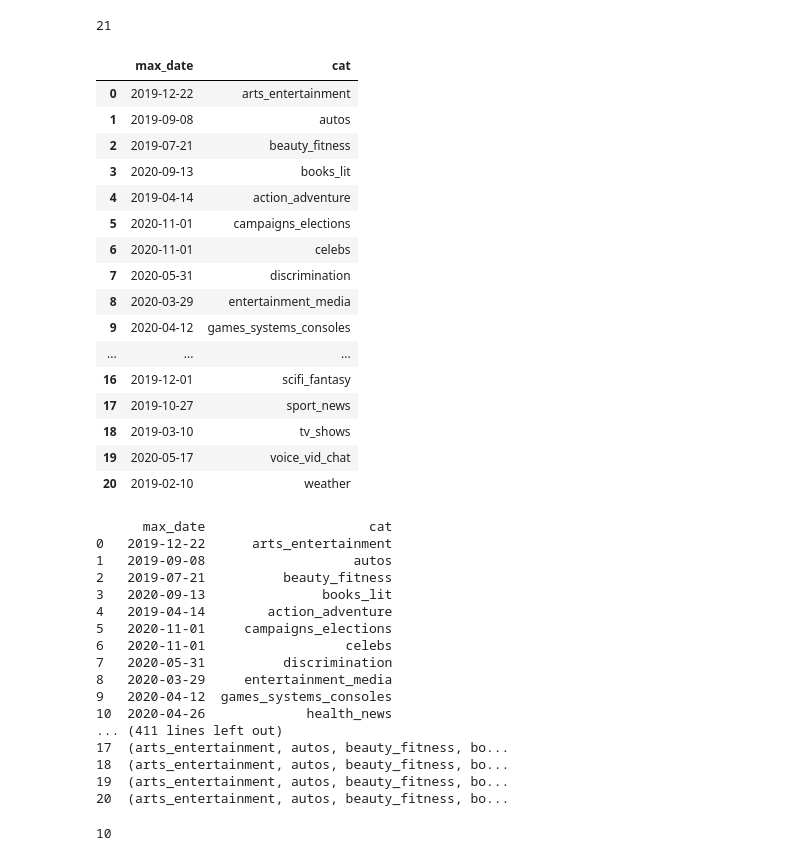
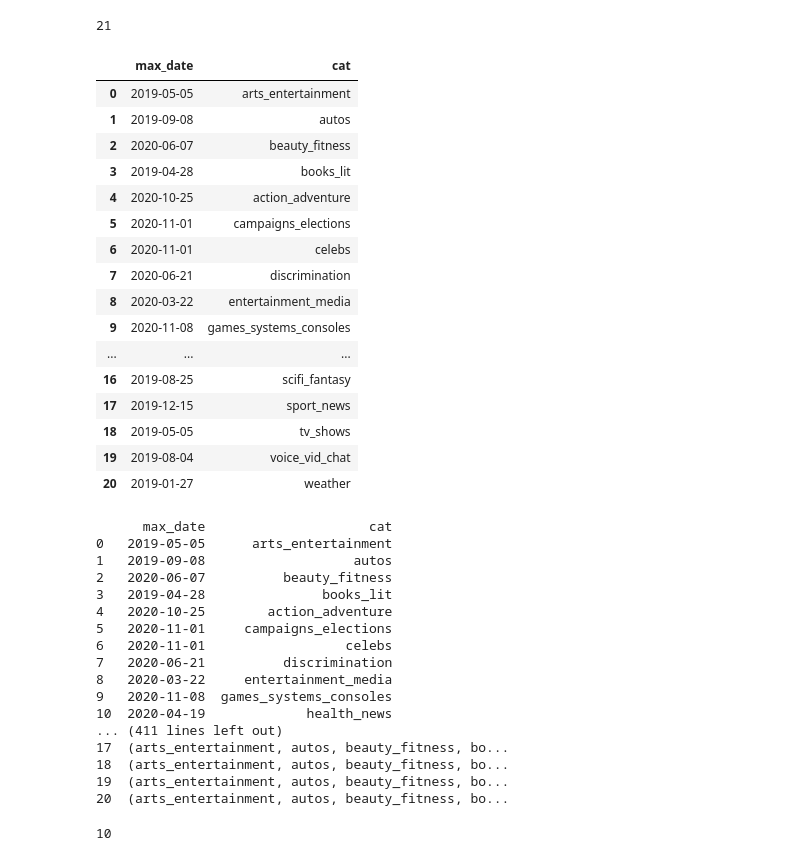
Before and after one commit to sarahDH615/google_trends_covid_project, a Jupyter notebook: keiko/analysis_visualization/max_in_col.ipynb, the cells around one changed output. Saved outputs shown, nothing was run; the diff lists cells and outputs as text; code cells hidden in the pictures.

```diff
--- a/keiko/analysis_visualization/max_in_col.ipynb
+++ b/keiko/analysis_visualization/max_in_col.ipynb
@@ -27,7 +31,7 @@ state_codes = [x for x in statesAbbrev_df['Code']]
 # %%
 #creating a df dict to hold the state dfs, reading in the dfs
 states_df_dict = {}
-for x in range(11, 21):
-    path = f'../sarah/google_trends/google_trends_csvs/state_csvs/US-{state_codes[x]}_cat_data.csv'
+for x in range(10, 20):
+    path = f'../states_data/US-{state_codes[x]}_cat_data.csv'
     states_df_dict[f'{state_codes[x]}_data_df'] = [pd.read_csv(path)]
 # %%
@@ -56,6 +59,6 @@ HI
 10 rows × 25 columns
 # %%
-col_names = list(states_df_dict[f'{state_codes[11]}_data_df'][0].columns)
+col_names = list(states_df_dict[f'{state_codes[10]}_data_df'][0].columns)
 # %%
 col_names_for_max = [x for x in col_names if x not in ['time', 'covid_cases', 'stay_at_home', 'mass_gathering_ban']]
 # %%
@@ -83,8 +86,8 @@ times_list
 # %%
 max_per_col_dict = {}
 for x in range(0, len(col_names_for_max)):
-    for y in range(0, len(states_df_dict[f'{state_codes[11]}_data_df'][0])):
-        if states_df_dict[f'{state_codes[11]}_data_df'][0].iloc[y, x+1] == states_df_dict[f'{state_codes[11]}_data_df'][0][col_names_for_max[x]].max():
+    for y in range(0, len(states_df_dict[f'{state_codes[10]}_data_df'][0])):
+        if states_df_dict[f'{state_codes[10]}_data_df'][0].iloc[y, x+1] == states_df_dict[f'{state_codes[10]}_data_df'][0][col_names_for_max[x]].max():
             max_per_col_dict[f'{col_names_for_max[x]}'] = (times_list[y])
 # %%
 max_per_col_df = pd.DataFrame({'max_date': list(max_per_col_dict.values()), 'cat': list(max_per_col_dict.keys())})
@@ -93,27 +96,27 @@ len(max_per_col_df)
 # %% [output]
 21
 # %%
-states_df_dict[f'{state_codes[11]}_data_df'].append(max_per_col_df)
+states_df_dict[f'{state_codes[10]}_data_df'].append(max_per_col_df)
 # %%
-states_df_dict[f'{state_codes[11]}_data_df'][1]
+states_df_dict[f'{state_codes[10]}_data_df'][1]
 # %% [output]
 |  | max_date | cat |
-| 0 | 2019-12-22 | arts_entertainment |
+| 0 | 2019-05-05 | arts_entertainment |
 | 1 | 2019-09-08 | autos |
-| 2 | 2019-07-21 | beauty_fitness |
-| 3 | 2020-09-13 | books_lit |
-| 4 | 2019-04-14 | action_adventure |
+| 2 | 2020-06-07 | beauty_fitness |
+| 3 | 2019-04-28 | books_lit |
+| 4 | 2020-10-25 | action_adventure |
 | 5 | 2020-11-01 | campaigns_elections |
 | 6 | 2020-11-01 | celebs |
-| 7 | 2020-05-31 | discrimination |
-| 8 | 2020-03-29 | entertainment_media |
-| 9 | 2020-04-12 | games_systems_consoles |
+| 7 | 2020-06-21 | discrimination |
+| 8 | 2020-03-22 | entertainment_media |
+| 9 | 2020-11-08 | games_systems_consoles |
 | ... | ... | ... |
-| 16 | 2019-12-01 | scifi_fantasy |
-| 17 | 2019-10-27 | sport_news |
-| 18 | 2019-03-10 | tv_shows |
-| 19 | 2020-05-17 | voice_vid_chat |
-| 20 | 2019-02-10 | weather |
+| 16 | 2019-08-25 | scifi_fantasy |
+| 17 | 2019-12-15 | sport_news |
+| 18 | 2019-05-05 | tv_shows |
+| 19 | 2019-08-04 | voice_vid_chat |
+| 20 | 2019-01-27 | weather |
 # %%
 def get_max_col_dates(ind_num):
     max_per_col_dict = {}
@@ -125,22 +128,22 @@ def get_max_col_dates(ind_num):
     max_per_col_df = pd.DataFrame({'max_date': max_per_col_dict.values(), 'cat': max_per_col_dict.keys()})
     states_df_dict[f'{state_codes[ind_num]}_data_df'].append(max_per_col_df)
 # %%
-for x in range(11, 21):
+for x in range(10, 20):
     get_max_col_dates(x)
     print(states_df_dict[f'{state_codes[x]}_data_df'][1])
 # %% [output]
       max_date                     cat
-0   2019-12-22      arts_entertainment
+0   2019-05-05      arts_entertainment
 1   2019-09-08                   autos
-2   2019-07-21          beauty_fitness
-3   2020-09-13               books_lit
-4   2019-04-14        action_adventure
+2   2020-06-07          beauty_fitness
+3   2019-04-28               books_lit
+4   2020-10-25        action_adventure
 5   2020-11-01     campaigns_elections
 6   2020-11-01                  celebs
-7   2020-05-31          discrimination
-8   2020-03-29     entertainment_media
-9   2020-04-12  games_systems_consoles
-10  2020-04-26             health_news
+7   2020-06-21          discrimination
+8   2020-03-22     entertainment_media
+9   2020-11-08  games_systems_consoles
+10  2020-04-19             health_news
 ... (411 lines left out)
 17  (arts_entertainment, autos, beauty_fitness, bo...
 18  (arts_entertainment, autos, beauty_fitness, bo...
```
Also changed, not shown: parts of 7 cells of this notebook, 11 other files.
